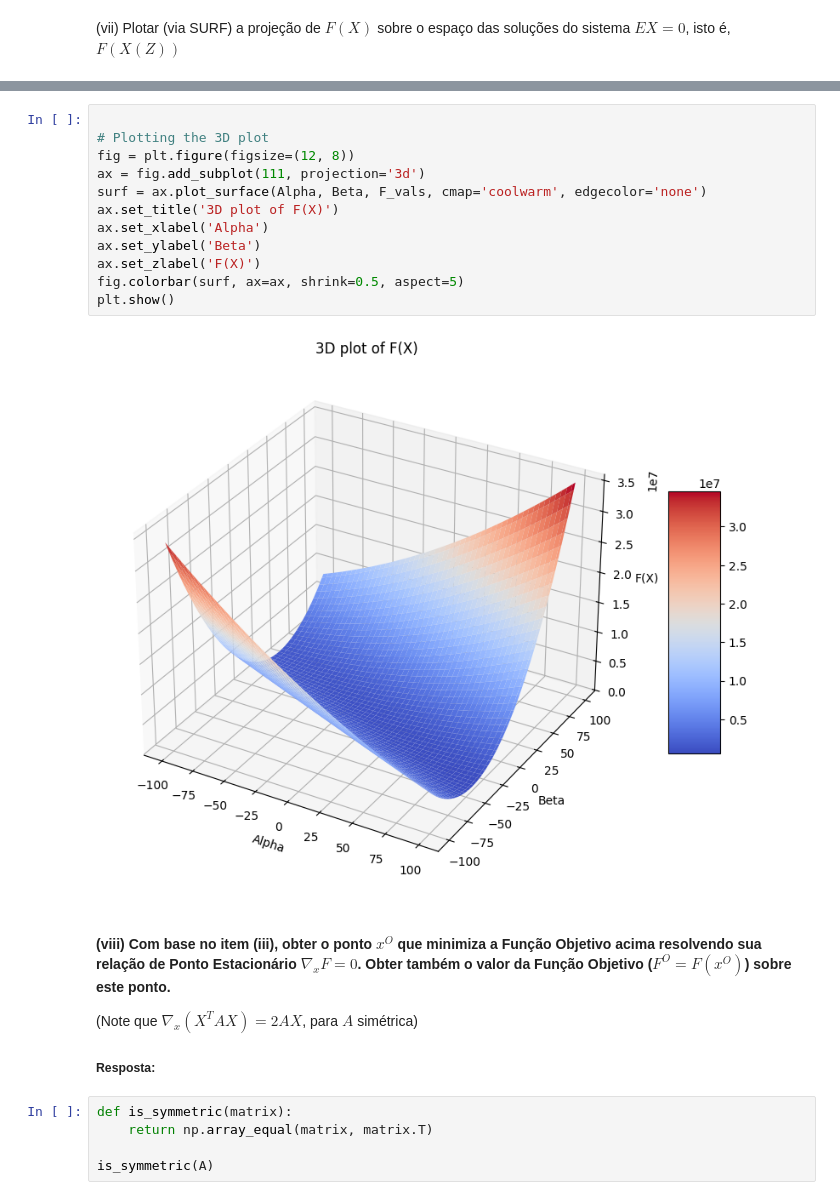
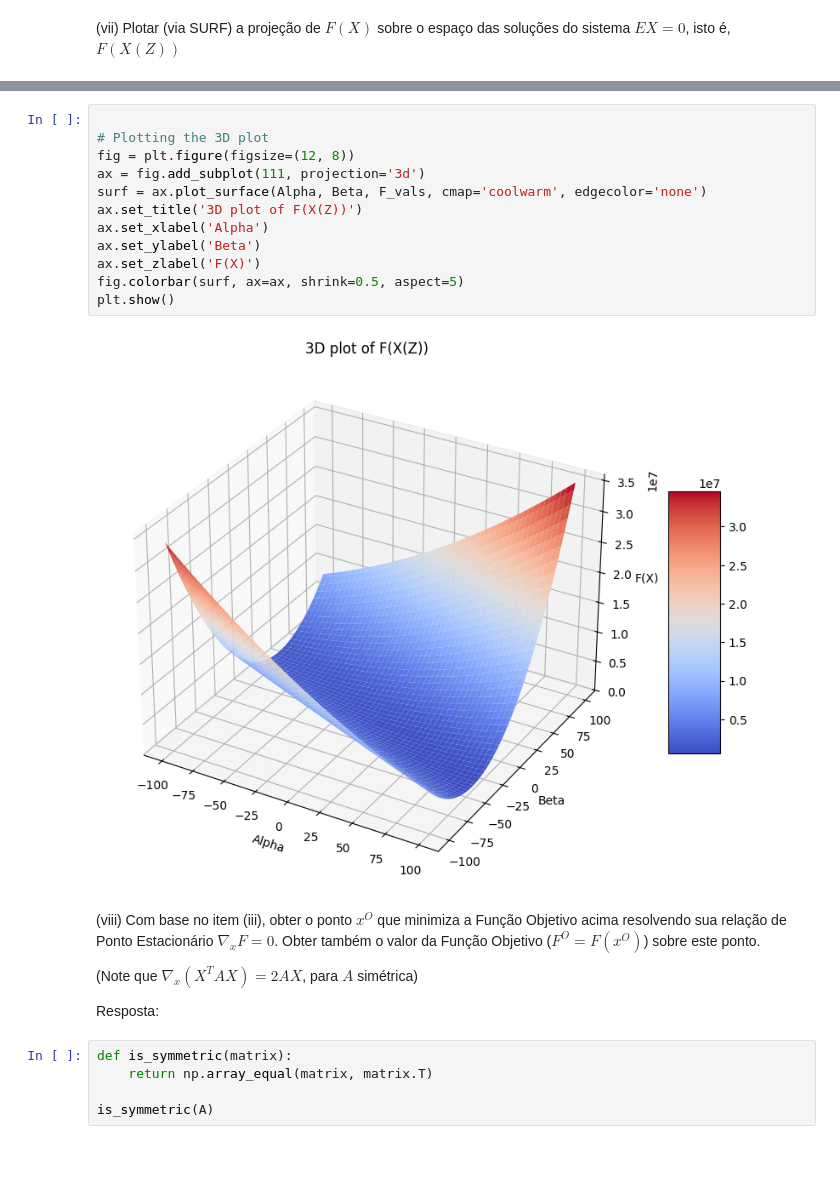
Before and after one commit to davibelo/EQE703_trabalho_1, a Jupyter notebook: res_questao_1.ipynb, the cells around one changed output, grey strips where cells are left out. Drawn from its saved outputs; the diff is of its cells as text; blank space fills up the shorter version.

```diff
--- a/res_questao_1.ipynb
+++ b/res_questao_1.ipynb
@@ -1027,23 +1021,23 @@ plt.show()
 # %%
 
 # Plotting the 3D plot
 fig = plt.figure(figsize=(12, 8))
 ax = fig.add_subplot(111, projection='3d')
 surf = ax.plot_surface(Alpha, Beta, F_vals, cmap='coolwarm', edgecolor='none')
-ax.set_title('3D plot of F(X)')
+ax.set_title('3D plot of F(X(Z))')
 ax.set_xlabel('Alpha')
 ax.set_ylabel('Beta')
 ax.set_zlabel('F(X)')
 fig.colorbar(surf, ax=ax, shrink=0.5, aspect=5)
 plt.show()
 # %% [output]
-[figure, old version]
+[figure, new version]
 # %% [markdown]
-#### (viii) Com base no item (iii), obter o ponto $x^O$ que minimiza a Função Objetivo acima resolvendo sua relação de Ponto Estacionário $\nabla_x F = 0$. Obter também o valor da Função Objetivo ($F^O = F(x^O)$) sobre este ponto.
+(viii) Com base no item (iii), obter o ponto $x^O$ que minimiza a Função Objetivo acima resolvendo sua relação de Ponto Estacionário $\nabla_x F = 0$. Obter também o valor da Função Objetivo ($F^O = F(x^O)$) sobre este ponto.
 
 (Note que $\nabla_x (X^T A X) = 2AX$, para $A$ simétrica)
 
-##### Resposta:
+Resposta:
 # %%
 def is_symmetric(matrix):
     return np.array_equal(matrix, matrix.T)
```
Also changed, not shown: parts of 31 cells of this notebook, 2 other files.
